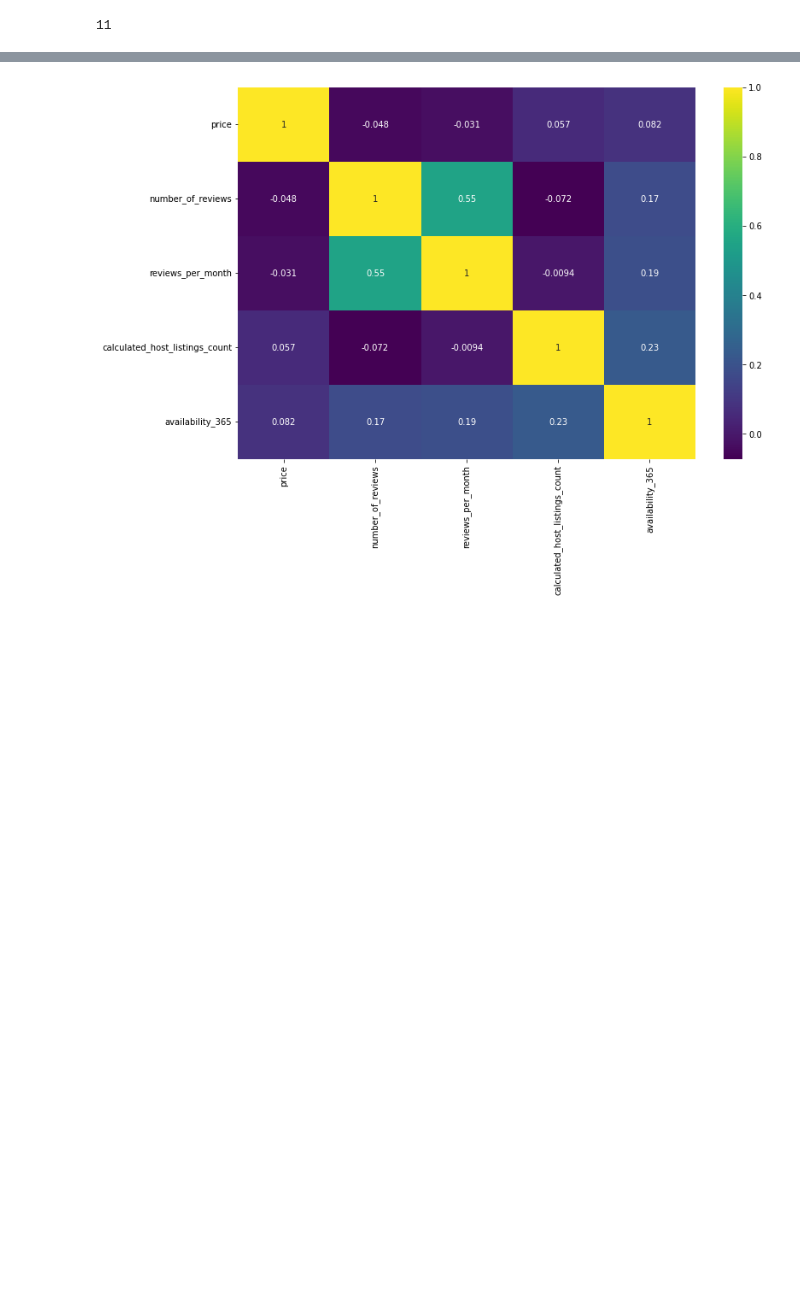
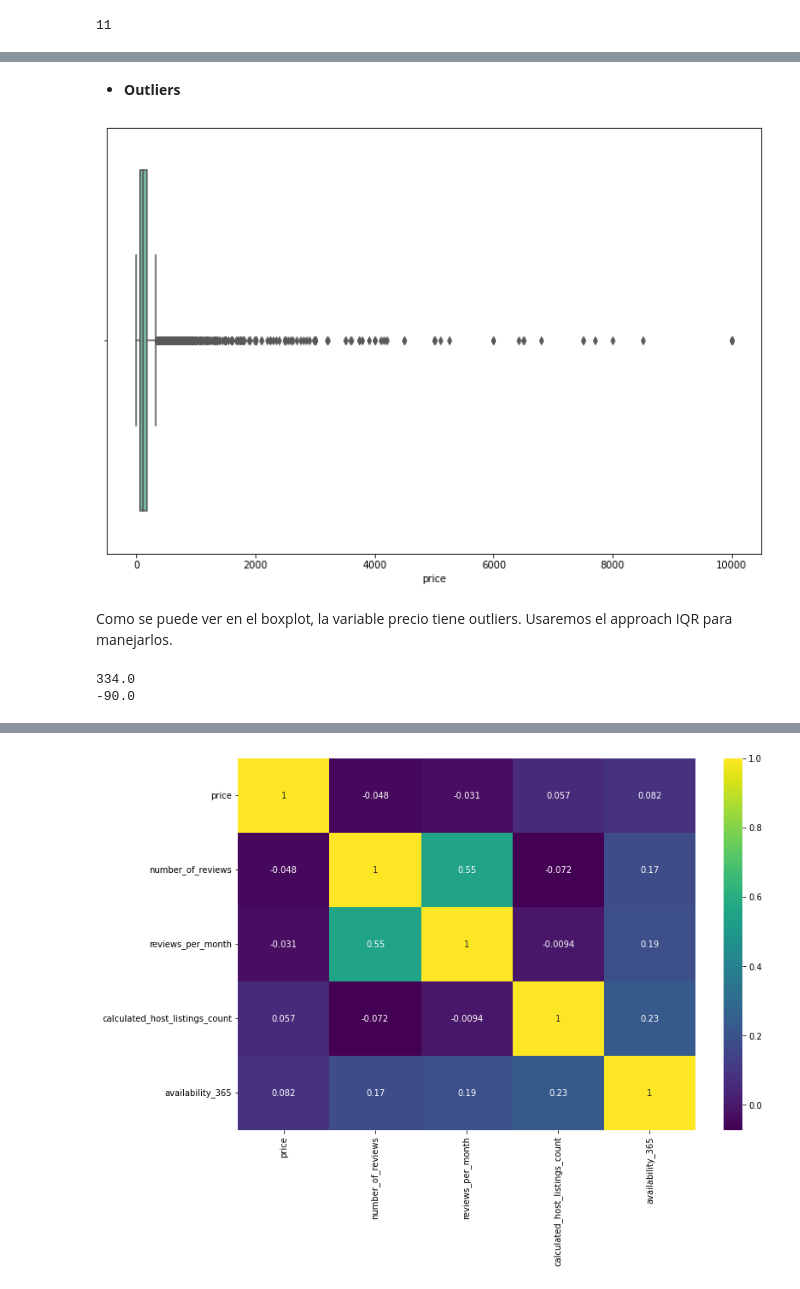
Before and after one commit to easyundercover/data-preprocessing-project, a Jupyter notebook: src/explore.ipynb, the cells around one changed output, grey strips where cells are left out. Cells and saved outputs as stored; diff of their text form; code cells hidden in the pictures; blank space fills up the shorter version.

```diff
--- a/src/explore.ipynb
+++ b/src/explore.ipynb
@@ -96,6 +106,3 @@ memory usage: 6.2+ MB
 len(df[df['price'] == 0])
 # %% [output]
 11
-# %%
-df = df[df['price'] != 0]
-#Como hay solo 11 observaciones de 'precio' con valor 0, las eliminamos:
@@ -170,0 +129,6 @@ Categorical variables: Index(['name', 'host_name', 'neighbourhood_group', 'neigh
+# %%
+df['price'] = df['price'].replace(0, np.NaN)
+#Reemplazamos los 0 por np.NaN para poder usar fillna
+# %%
+df['price'] = df['price'].fillna(df.groupby('neighbourhood_group')['price'].transform('mean'))
+#Imputamos el precio medio para cada barrio agrupado
@@ -232,0 +186,4 @@ df['last_review'] = df['last_review'].fillna(0)
+# %%
+df['name'].fillna('unknown', inplace = True)
+df['host_name'].fillna('unknown', inplace = True)
+#Reemplazamos con unknown los nombres que tienen missing values
@@ -232,0 +211,22 @@ df['last_review'] = df['last_review'].fillna(0)
+# %% [markdown]
+* **Outliers**
+# %%
+plt.figure(figsize = (12, 8))
+sns.boxplot(x = df['price'])
+plt.show()
+# %% [output]
+[figure, added]
+# %% [markdown]
+Como se puede ver en el boxplot, la variable precio tiene outliers. </br> Usaremos el approach IQR para manejarlos.
+# %%
+Q1 = df['price'].quantile(0.25)
+Q3 = df['price'].quantile(0.75)
+IQR = Q3 - Q1
+ub = Q3+(1.5*IQR)
+lb = Q1-(1.5*IQR)
+
+print(ub) #Upper bound
+print(lb) #Lower bound
+# %% [output]
+334.0
+-90.0
```
Also changed, not shown: parts of 58 cells of this notebook, 4 other files.
